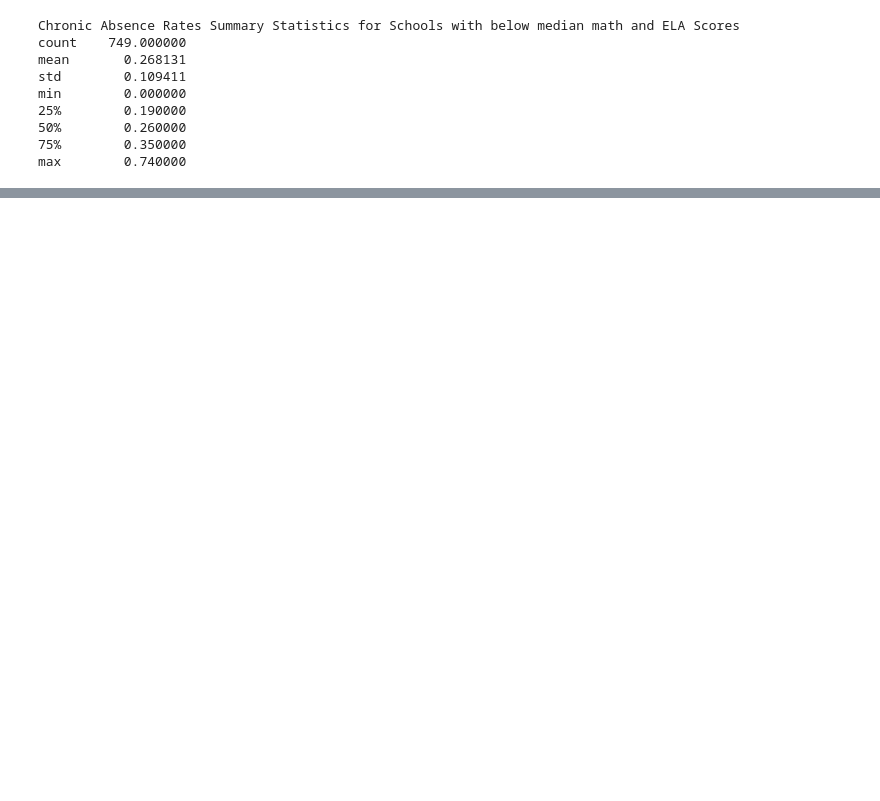
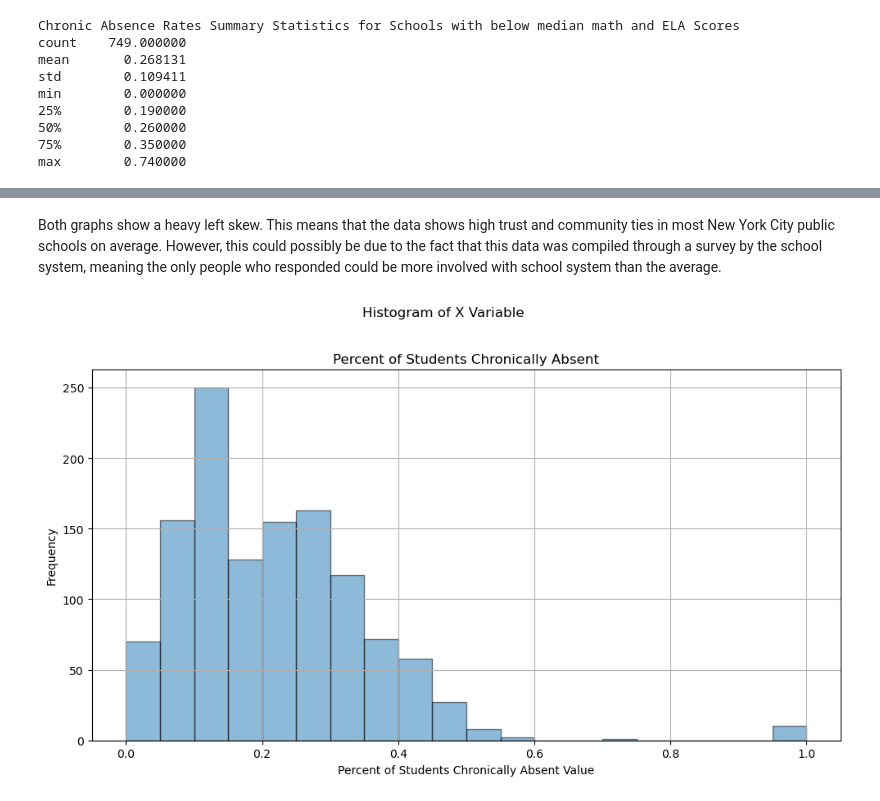
Before and after one commit to akreithen/ECO225-Project, a Jupyter notebook: Why are students absent?.ipynb, the cells around one changed output, grey strips where cells are left out. Saved outputs shown, nothing was run; the diff lists cells and outputs as text; code cells hidden in the pictures; blank space fills up the shorter version.

```diff
--- a/Why are students absent?.ipynb
+++ b/Why are students absent?.ipynb
@@ -155,0 +183,23 @@ The data shows chronic absenteeism is more common in schools with students who s
+# %% [markdown]
+Both graphs show a heavy left skew. This means that the data shows high trust and community ties in most New York City public schools on average. However, this could possibly be due to the fact that this data was compiled through a survey by the school system, meaning the only people who responded could be more involved with school system than the average.
+# %%
+third_variable = df[['Percent of Students Chronically Absent']]
+
+third_variable = df[['Percent of Students Chronically Absent']]
+
+# Create subplots
+fig, ax = plt.subplots(figsize=(10, 6))
+fig.suptitle('Histogram of X Variable')
+
+# Plot histogram
+third_variable.hist(bins=20, alpha=0.5, ax=ax, edgecolor='black')
+ax.set_title(third_variable.columns[0])
+ax.set_xlabel(f'{third_variable.columns[0]} Value')  # Set x-axis label
+ax.set_ylabel('Frequency')
+
+# Adjust the layout to prevent title and label overlap
+plt.tight_layout(rect=[0, 0, 1, 0.96])
+
+plt.show()
+# %% [output]
+[figure, added]
```
Also changed, not shown: parts of 31 cells of this notebook.
